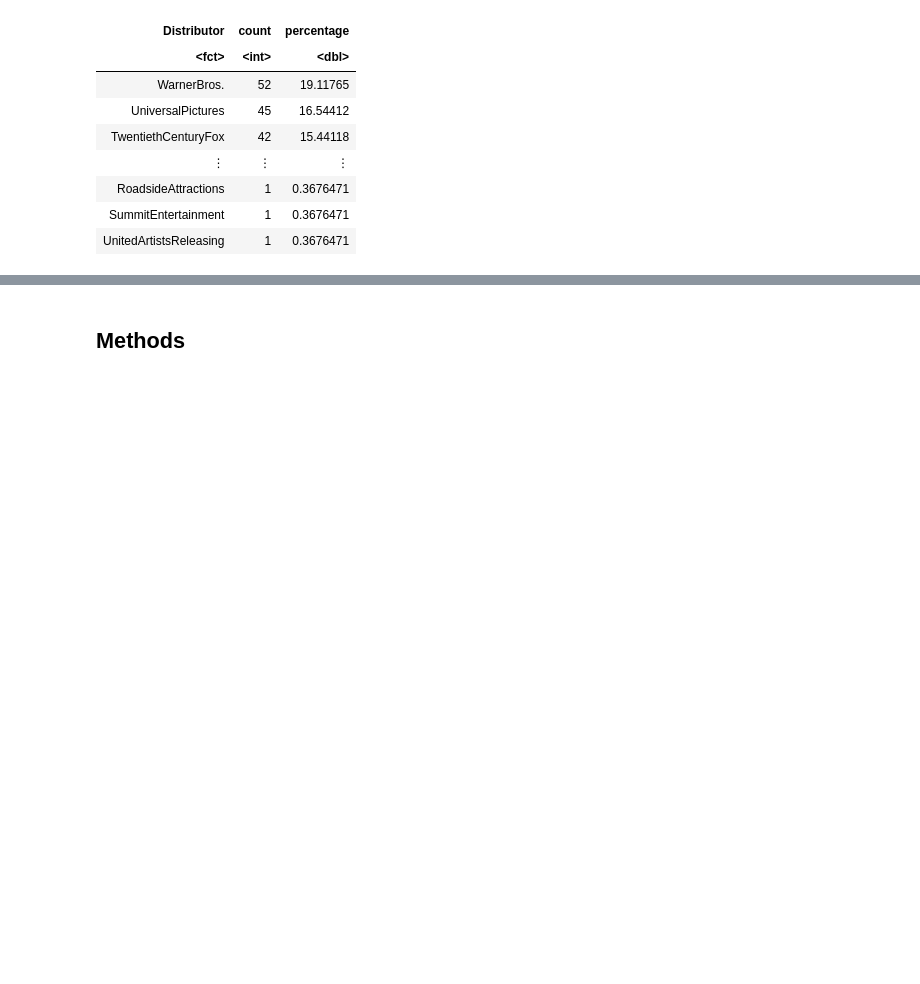
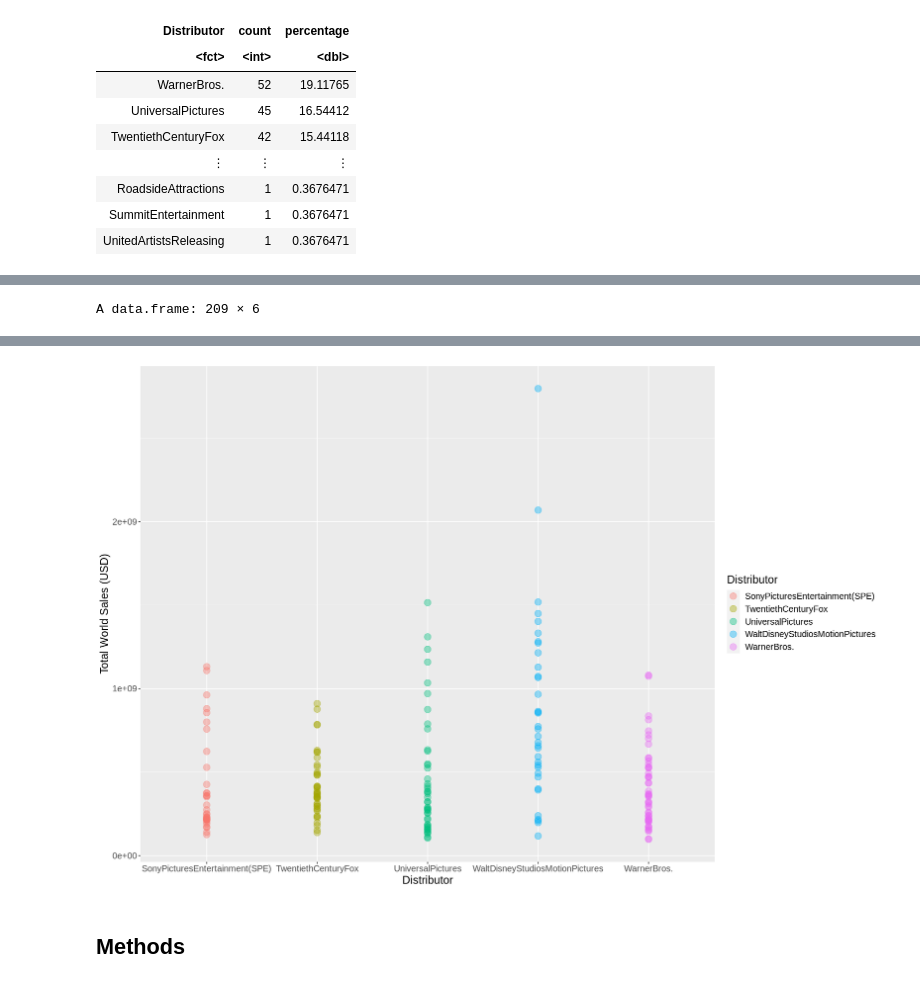
Before and after one commit to starsurfer87/DSCI100-Group-Project, a Jupyter notebook: project-proposal.ipynb, the cells around one changed output, grey strips where cells are left out. Cells and saved outputs as stored; diff of their text form; code cells hidden in the pictures; blank space fills up the shorter version.

```diff
--- a/project-proposal.ipynb
+++ b/project-proposal.ipynb
@@ -226,0 +267,17 @@ A tibble: 19 × 3
+# %%
+top_distributors <- movies_train %>%
+    filter(Distributor %in% c("WarnerBros.", "UniversalPictures", "TwentiethCenturyFox",
+                               "SonyPicturesEntertainment(SPE)", "WaltDisneyStudiosMotionPictures"))
+top_distributors
+
+distributor_sales_plot <- top_distributors%>%
+    ggplot(aes(x = Distributor, y = World_Sales, color = Distributor)) +
+    geom_point(alpha = 0.4, size = 4) +
+    xlab("Distributor") +
+    ylab("Total World Sales (USD)") +
+    labs(fill = "Distributor") +
+    theme(text = element_text(size = 15))
+options(repr.plot.width = 15, repr.plot.height = 10)
+distributor_sales_plot
+# %% [output]
+A data.frame: 209 × 6
@@ -226,0 +293 @@ A tibble: 19 × 3
+[figure, added]
```
Also changed, not shown: parts of 5 cells of this notebook.
